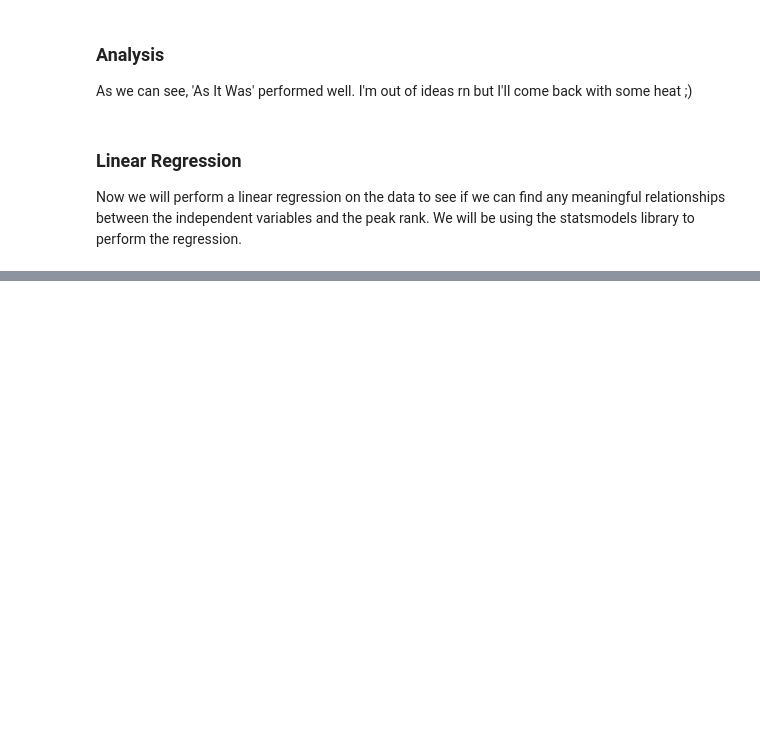
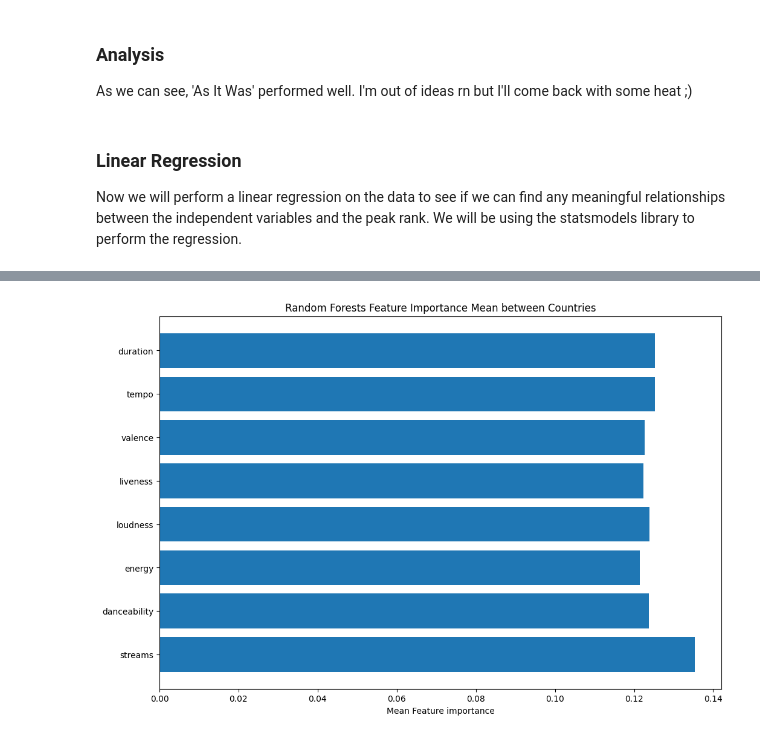
Before and after one commit to 101ines/320final, a Jupyter notebook: finalproj (1).ipynb, the cells around one changed output, grey strips where cells are left out. Cells and saved outputs as stored; diff of their text form; code cells hidden in the pictures; blank space fills up the shorter version.

```diff
--- a/finalproj (1).ipynb
+++ b/finalproj (1).ipynb
@@ -251,0 +498,53 @@ Now we will perform a linear regression on the data to see if we can find any me
+# %%
+# print(len(week1['country'].unique()))
+
+# generate an empty 2D numpy array for every country (183 of them) with space for every feature and the name of the
+# country (11 total)
+importances = np.empty((73, 8))
+i = 0
+
+#drop all columns that are not int64 or float64
+only_num = week1.select_dtypes(include=['int64', 'float64']).drop(columns=['previous_rank', 'rank'])
+
+#add the country column back in
+only_num['country'] = week1['country']
+# print(only_num.tail())
+# print(only_num.dtypes)
+
+# iterates through every country once
+for country in only_num['country'].unique():
+
+    # get the features and the life expectancy data for the country for all 17 years
+    X = only_num[only_num['country'] == country].values[:, 1:-1]
+    #remove NaN from X
+    X = np.nan_to_num(X)
+    #replace missing values in X
+    imputer = SimpleImputer(strategy='mean')
+    X = imputer.fit_transform(X)
+    y = only_num[only_num['country'] == country].values[:, 0].astype(int)
+
+    # using random forest classification to get feature importances
+    clf = RandomForestClassifier(n_estimators=100, criterion="gini")
+    clf = clf.fit(X, y)
+
+    # put the importance of each of this country's features into a row of the 2D numpy array
+    importances[i] = clf.feature_importances_
+    i += 1
+
+# used for calculating the mean importance for every feature
+mean_importances = []
+
+# Runs 11 times, once for every feature, and calculates the mean
+for i in range(8):
+    mean_importances.append(importances[:, i].mean())
+
+# set plot size and labels
+plt.figure(figsize=(12, 8))
+plt.title('Random Forests Feature Importance Mean between Countries')
+plt.xlabel('Mean Feature importance')
+
+# create horizontal bar graph with features on the y-axis and the importance of each feature as the width
+plt.barh(y=only_num.columns[1:-1], width=mean_importances)
+plt.show()
+# %% [output]
+[figure, added]
```
Also changed, not shown: parts of 15 cells of this notebook.
